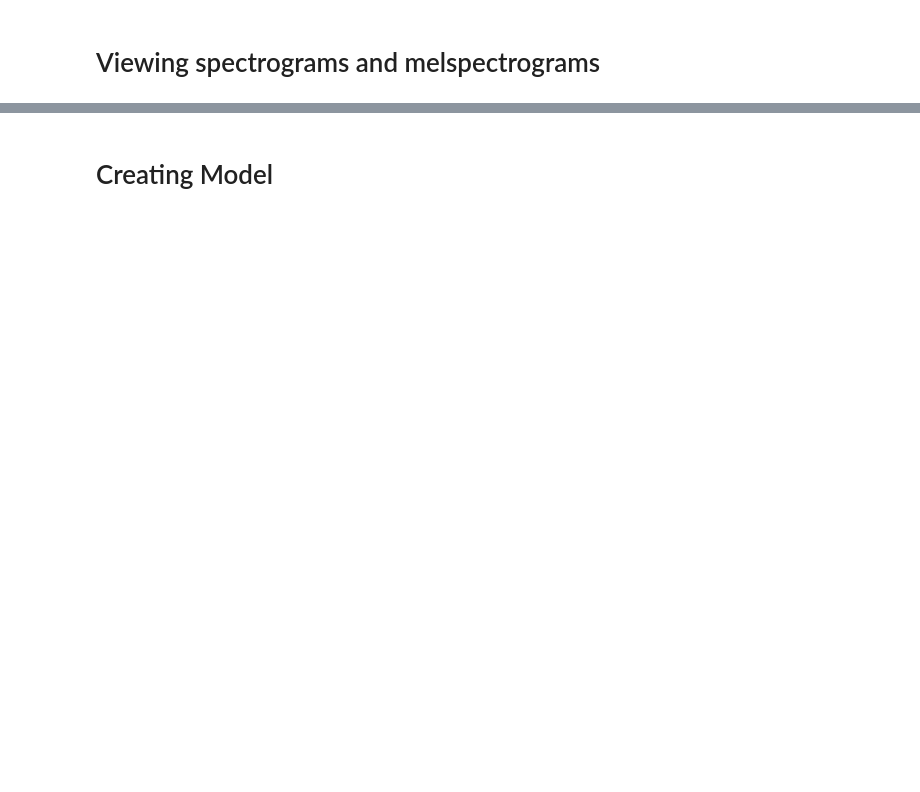
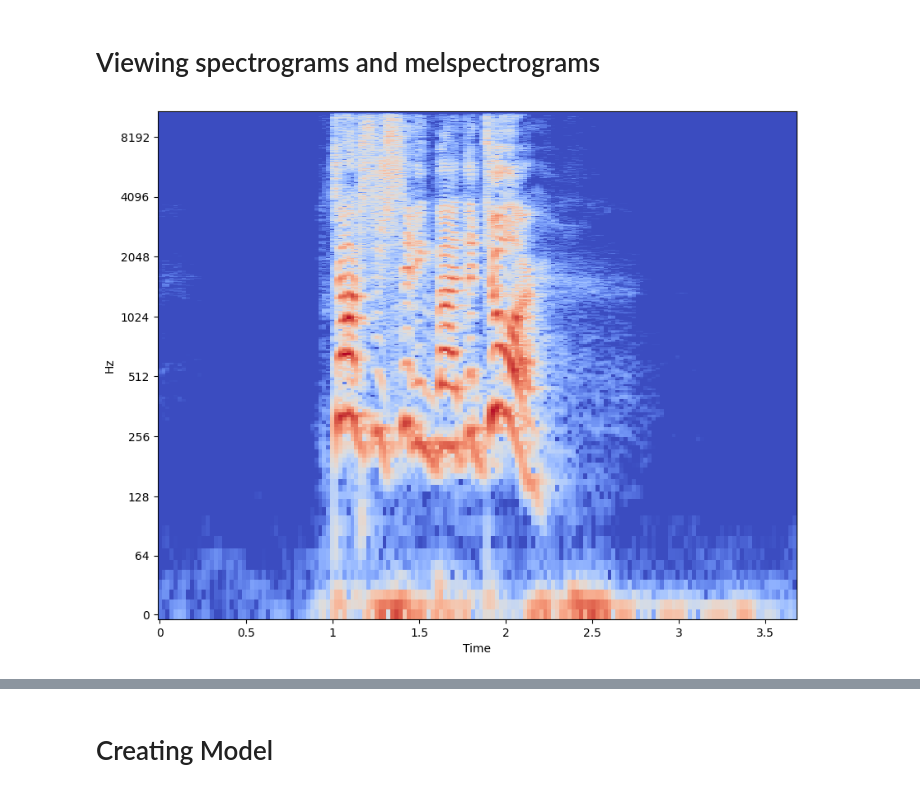
Before and after one commit to khirobenn/RAVDESS-Emotion-Recognition-from-Speech, a Jupyter notebook: speech-emotion-recognitin.ipynb, the cells around one changed output, grey strips where cells are left out. Saved outputs shown, nothing was run; the diff lists cells and outputs as text; code cells hidden in the pictures; blank space fills up the shorter version.

```diff
--- a/speech-emotion-recognitin.ipynb
+++ b/speech-emotion-recognitin.ipynb
@@ -9,3 +12,9 @@ from tensorflow import keras
 # %%
-audio_files = glob.glob("./archive/*/*")
+audio_files = []
+actors = os.listdir("archive")
+for actor in actors:
+    files = os.listdir("archive/"+actor)
+    for file in files:
+        audio_files.append("archive/"+actor+"/"+file)
+
 print(audio_files)
@@ -48,10 +59,11 @@ for audio in audio_files[:]:
     if not audio.endswith("wav"):
         audio_files.remove(audio)
     else:
-        Y.append(int(audio.split("-")[-5]) -1)
+        for i in range(0, 3):
+            Y.append(int(audio.split("-")[2]) -1)
 
 Y = np.array(Y)
 Y = Y.astype(np.int32)
 
-print(len(audio_files))
+print(len(Y))
 print(Y)
@@ -98,12 +161,13 @@ plt.show()
 # %%
  # We apply short time fourier transform
 audio_file_transformed = librosa.stft(audio_file)
 # We make the spectogram
 spectogram = np.abs(audio_file_transformed)
 spectogram_db = librosa.amplitude_to_db(spectogram)
 fig, ax = plt.subplots(figsize=(10, 8))
 sp = librosa.display.specshow(spectogram_db, x_axis="time", y_axis="log", ax=ax)
-ax.set_title(emotions[Y[index]])
+# %% [output]
+[figure, added]
 # %%
 # using mel spectrogram:
 my_example = prepare_data(audio_files[index])
```
Also changed, not shown: parts of 15 cells of this notebook.
